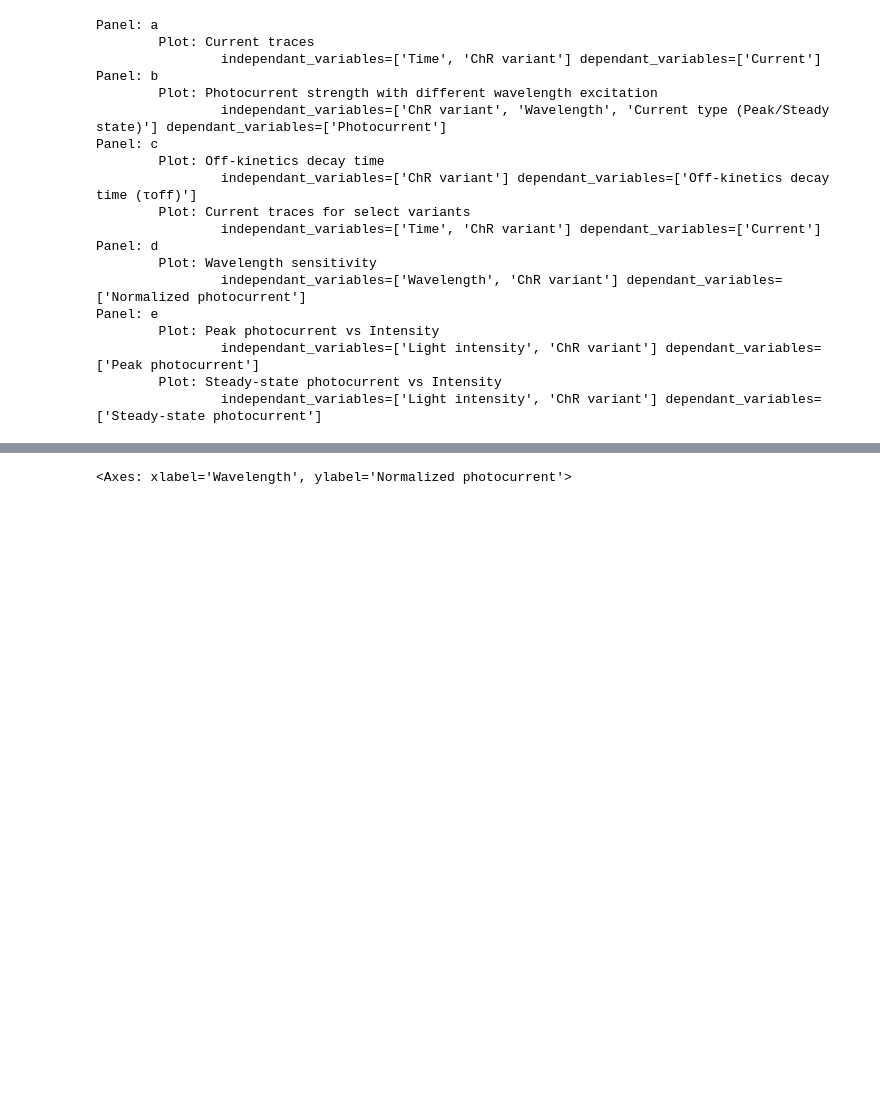
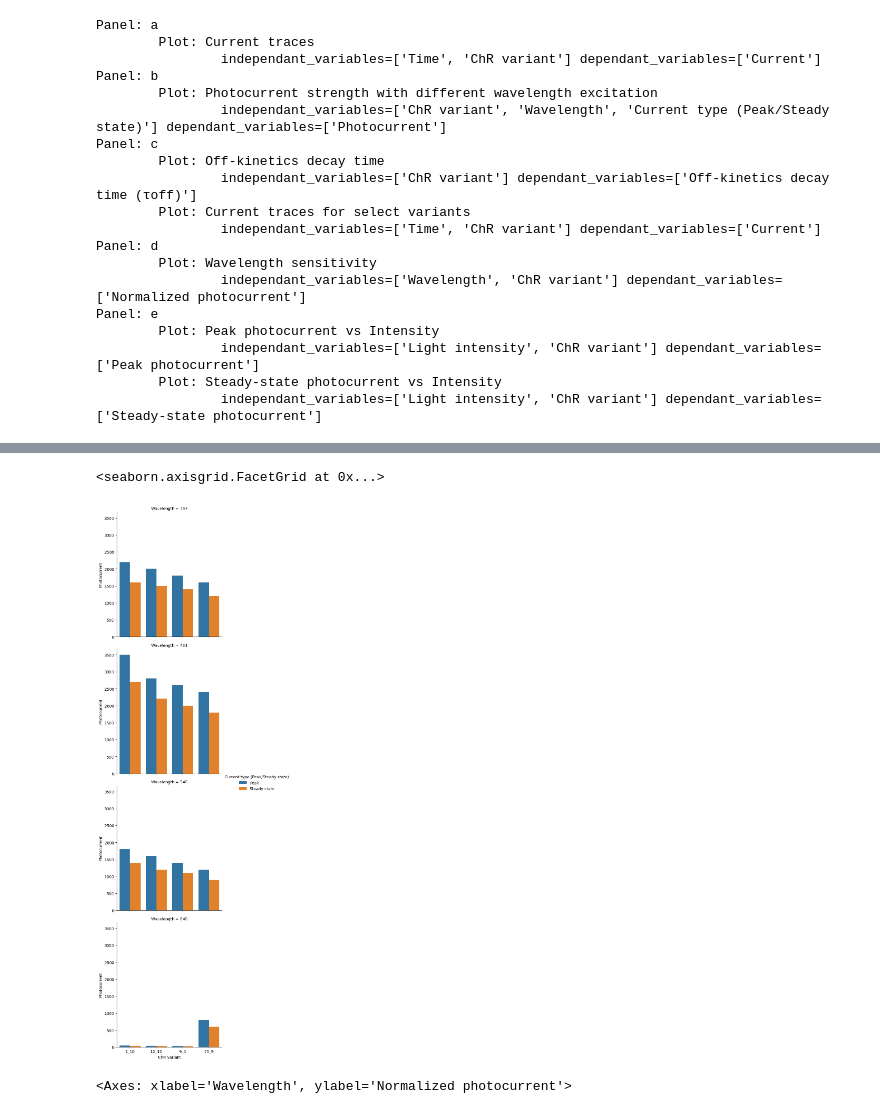
Before and after one commit to shababo/plotreader, a Jupyter notebook: sandbox/direct_anthropic_calls.ipynb, the cells around one changed output, grey strips where cells are left out. Drawn from its saved outputs; the diff is of its cells as text; code cells hidden in the pictures; blank space fills up the shorter version.

```diff
--- a/sandbox/direct_anthropic_calls.ipynb
+++ b/sandbox/direct_anthropic_calls.ipynb
@@ -693,3 +690,20 @@ panel_df
+# %%
+import seaborn as sns
+
+# panel_peak = panel_df.loc[panel_df['Current type (Peak/Steady state)'] == 'Peak']
+# g = sns.FacetGrid(panel_df, row="Wavelength", hue = 'Current type (Peak/Steady state)')
+# g.map(sns.barplot,'ChR variant','Photocurrent')
+sns.catplot(
+    data = panel_df,
+    x = 'ChR variant',
+    y = 'Photocurrent',
+    hue = 'Current type (Peak/Steady state)',
+    row = 'Wavelength',
+    kind = 'bar'
+)
+# %% [output]
+<seaborn.axisgrid.FacetGrid at 0x...>
+[figure, added]
 # %%
 import seaborn as sns
 
```
Also changed, not shown: parts of 6 cells of this notebook, 7 other files.
